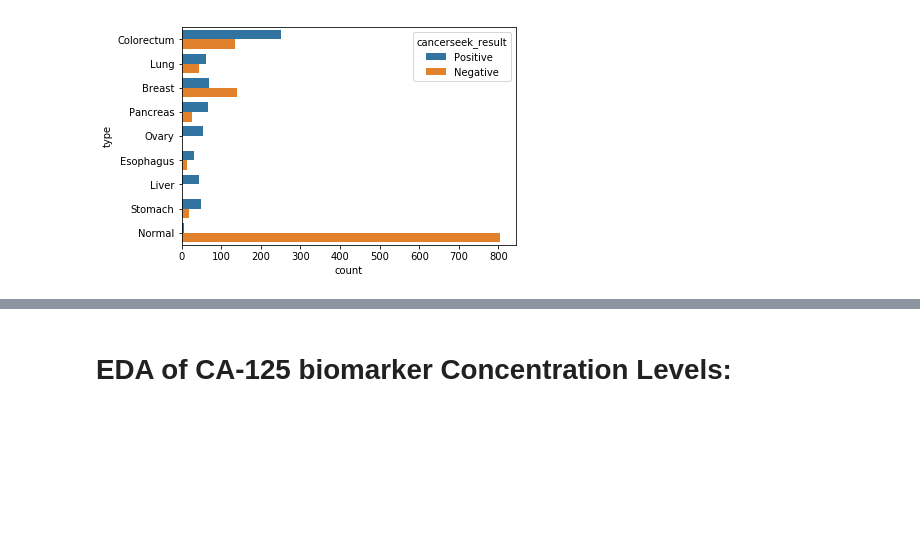
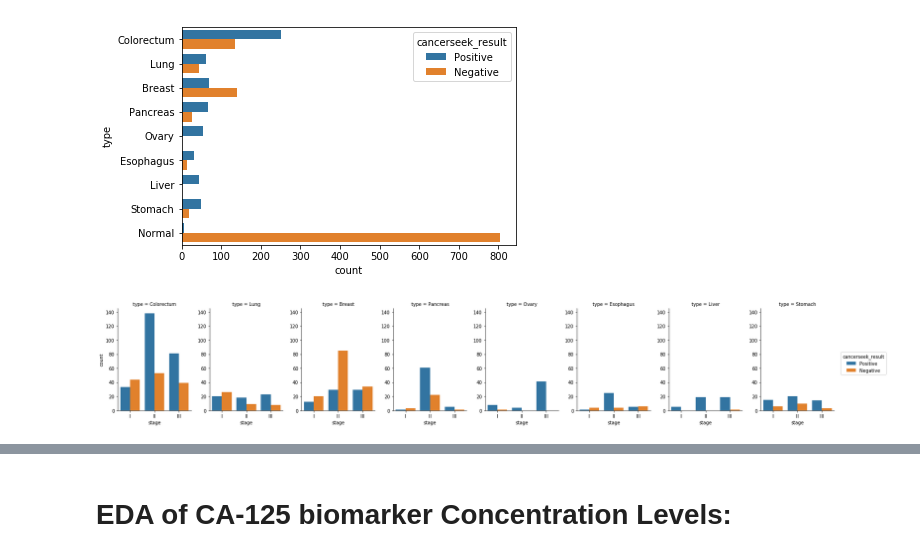
Before and after one commit to frogman141/rosenfeld, a Jupyter notebook: notebooks/Cohen_exploratory_data_analysis.ipynb, the cells around one changed output, grey strips where cells are left out. Drawn from its saved outputs; the diff is of its cells as text; code cells hidden in the pictures; blank space fills up the shorter version.

```diff
--- a/notebooks/Cohen_exploratory_data_analysis.ipynb
+++ b/notebooks/Cohen_exploratory_data_analysis.ipynb
@@ -156,3 +156,11 @@ sns.countplot(y='type', hue='cancerseek_result', data=lr_data)
 plt.show()
 # %% [output]
 [figure]
+# %%
+# trying to visualize tumor type in the dataset I am trying to analyze
+# horizontal view of the barplot is easier to read and understand.
+fig_data = lr_data.ix[lr_data['type'] != 'Normal']
+sns.factorplot(x='stage', hue='cancerseek_result', col='type',data=fig_data, kind='count', size=4, aspect=.7)
+plt.show()
+# %% [output]
+[figure, added]
```
Also changed, not shown: parts of 4 cells of this notebook.
